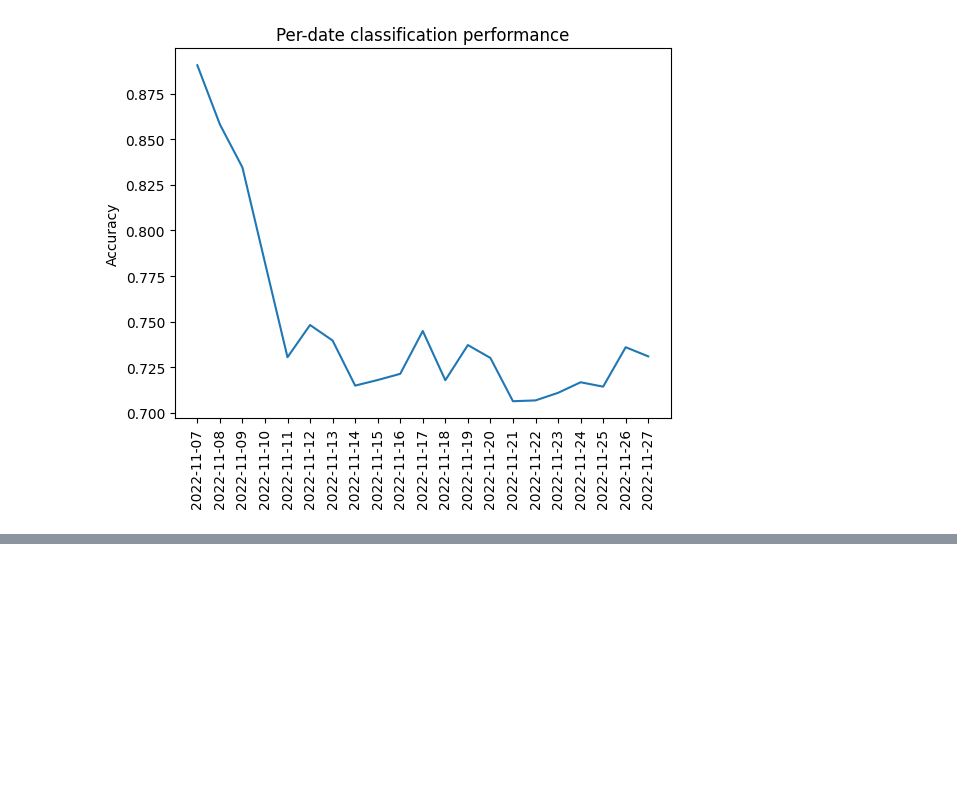
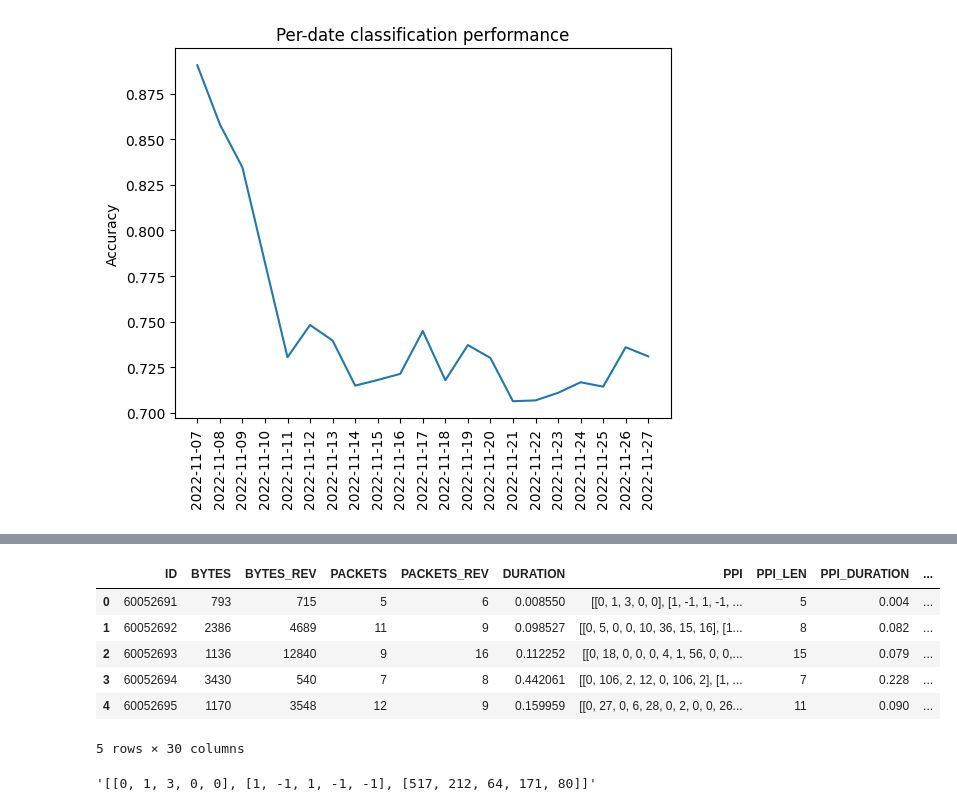
Before and after one commit to MinyaevAndrey/cesnet-tcexamples, a Jupyter notebook: notebooks/example_evaluation.ipynb, the cells around one changed output, grey strips where cells are left out. Drawn from its saved outputs; the diff is of its cells as text; code cells hidden in the pictures; blank space fills up the shorter version.

```diff
--- a/notebooks/example_evaluation.ipynb
+++ b/notebooks/example_evaluation.ipynb
@@ -299,0 +315,16 @@ ax.set(title="Per-date classification performance");
+# %%
+import pandas as pd
+df = pd.read_csv('/content/cesnet/(cesnet-tls22)-(W-2021-40)-(6_Sat)-flows-20211009.csv.gz', nrows=10_000)
+df.head()
+# %% [output]
+|  | ID | BYTES | BYTES_REV | PACKETS | PACKETS_REV | DURATION | PPI | PPI_LEN | PPI_DURATION | ... |
+| 0 | 60052691 | 793 | 715 | 5 | 6 | 0.008550 | [[0, 1, 3, 0, 0], [1, -1, 1, -1, ... | 5 | 0.004 | ... |
+| 1 | 60052692 | 2386 | 4689 | 11 | 9 | 0.098527 | [[0, 5, 0, 0, 10, 36, 15, 16], [1... | 8 | 0.082 | ... |
+| 2 | 60052693 | 1136 | 12840 | 9 | 16 | 0.112252 | [[0, 18, 0, 0, 0, 4, 1, 56, 0, 0,... | 15 | 0.079 | ... |
+| 3 | 60052694 | 3430 | 540 | 7 | 8 | 0.442061 | [[0, 106, 2, 12, 0, 106, 2], [1, ... | 7 | 0.228 | ... |
+| 4 | 60052695 | 1170 | 3548 | 12 | 9 | 0.159959 | [[0, 27, 0, 6, 28, 0, 2, 0, 0, 26... | 11 | 0.090 | ... |
+5 rows × 30 columns
+# %%
+df.PPI[0]
+# %% [output]
+'[[0, 1, 3, 0, 0], [1, -1, 1, -1, -1], [517, 212, 64, 171, 80]]'
```
Also changed, not shown: parts of 1 cell of this notebook.
